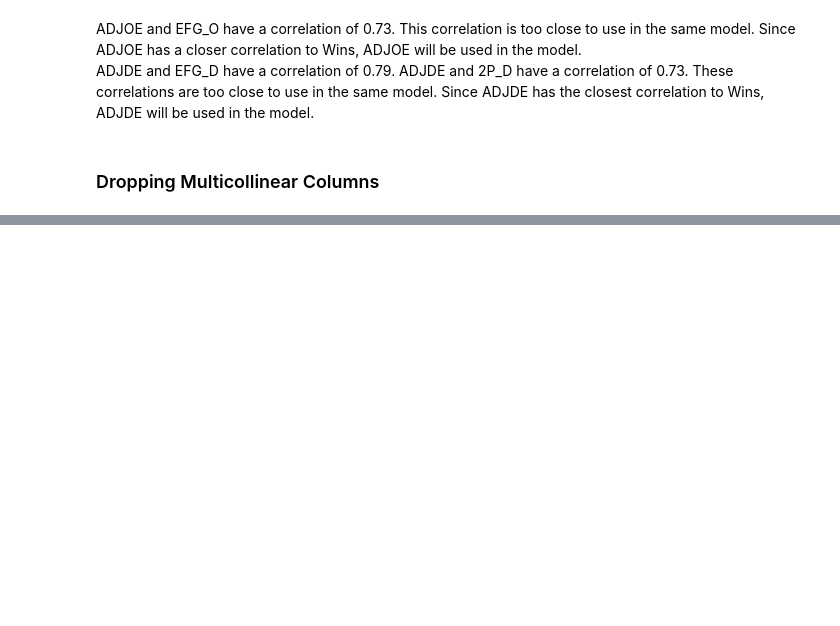
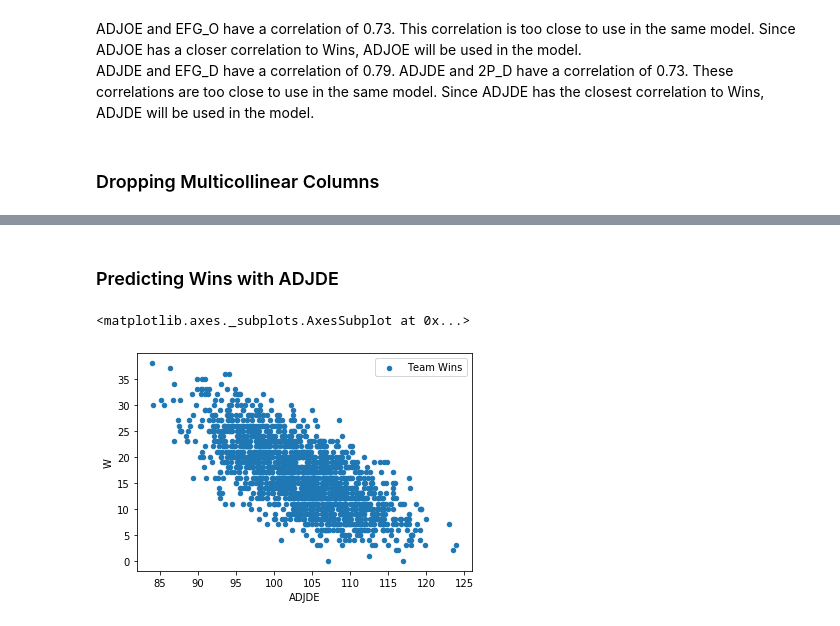
Before and after one commit to ChrisFiorentine/mod2_project, a Jupyter notebook: Final_notebook.ipynb, the cells around one changed output, grey strips where cells are left out. Saved outputs shown, nothing was run; the diff lists cells and outputs as text; code cells hidden in the pictures; blank space fills up the shorter version.

```diff
--- a/Final_notebook.ipynb
+++ b/Final_notebook.ipynb
@@ -450,0 +572,7 @@ df2 = df.drop('EFG_O')
+# %% [markdown]
+### Predicting Wins with ADJDE
+# %%
+df3.plot.scatter(x = 'ADJDE', y = 'W', label = 'Team Wins') # Scatter plot to display on the same graph
+# %% [output]
+<matplotlib.axes._subplots.AxesSubplot at 0x...>
+[figure, added]
```
Also changed, not shown: parts of 98 cells of this notebook.
